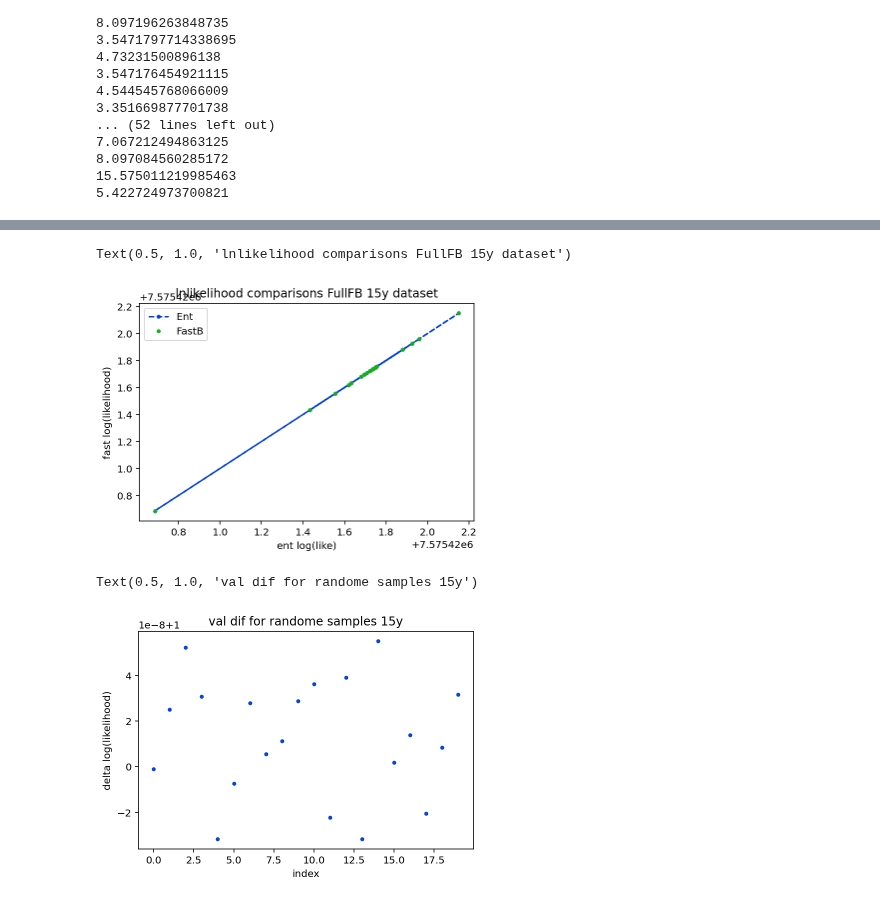
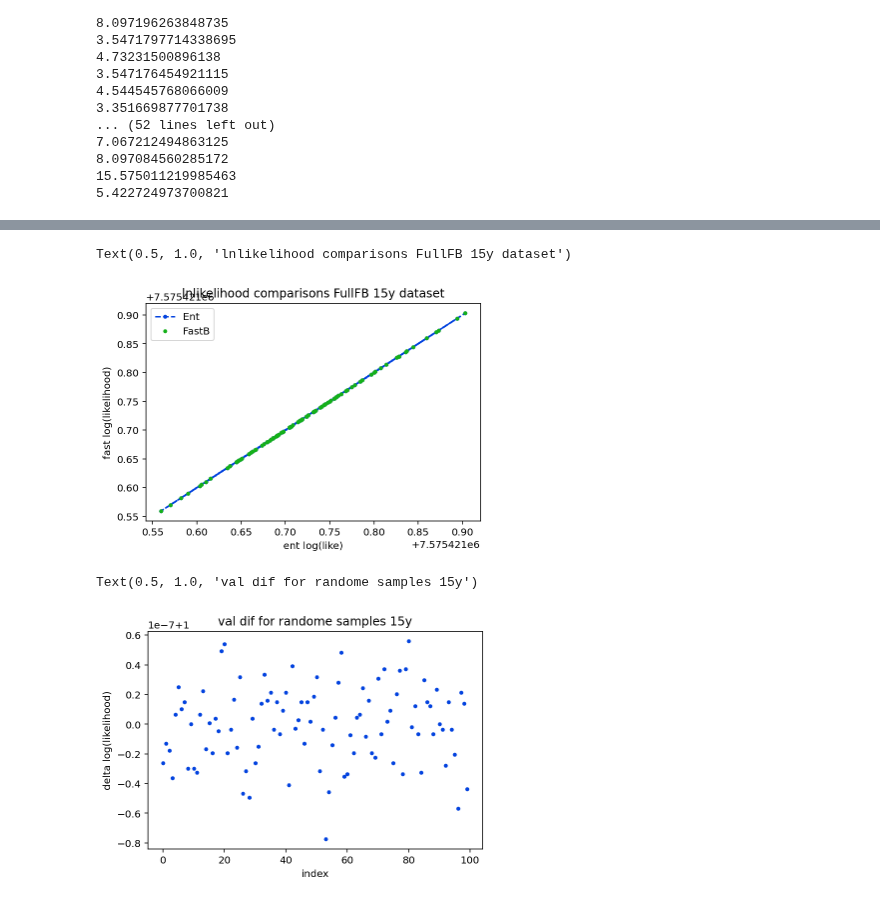
Before and after one commit to JacobATaylor/QuickBurst, a Jupyter notebook: Likelihood_tests_15y.ipynb, the cells around one changed output, grey strips where cells are left out. Drawn from its saved outputs; the diff is of its cells as text; code cells hidden in the pictures.

```diff
--- a/Likelihood_tests_15y.ipynb
+++ b/Likelihood_tests_15y.ipynb
@@ -146,4 +142,6 @@ with open(noise_file, 'r') as fp:
 # %%
 d0_15y = parameter.sample(pta.params)
 x0_15y = np.array([d0_15y[par.name] for par in pta.params])
+# %%
+d0_sample = parameter.sample(pta.params)
 # %%
@@ -253,0 +242,15 @@ log_L_Fast_15y = np.array(log_L_Fast_15y)
+# %%
+NN = 20
+
+log_L_Ent_15y = []
+log_L_Fast_15y = []
+#amplitudes = []
+
+for n in range(NN):
+    #amplitudes.append(i*0.5e-6)
+    d0_15y = parameter.sample(pta.params)
+    x0_15y = np.array([d0_15y[par.name] for par in pta.params])
+
+    log_L_Ent_15y.append(pta.get_lnlikelihood(x0_15y))
+    log_L_Fast_15y.append(FB_15y.get_lnlikelihood(x0_15y))
+    print('run ',n)
@@ -254,16 +404,16 @@ log_L_Fast_15y = np.array(log_L_Fast_15y)
 # %%
-plt.plot(log_L_Ent_15y, log_L_Ent_15y, ls='--', marker='.', color='xkcd:blue', label = 'Ent')
-plt.plot(log_L_Ent_15y, log_L_Fast_15y, ls='', marker='.', color='xkcd:green', label = 'FastB')
+plt.plot(log_L_Ent_15y_shaped, log_L_Ent_15y_shaped, ls='--', marker='.', color='xkcd:blue', label = 'Ent')
+plt.plot(log_L_Ent_15y_shaped, log_L_Fast_15y_shaped, ls='', marker='.', color='xkcd:green', label = 'FastB')
 plt.legend(loc='upper left')
 plt.xlabel("ent log(like)")
 plt.ylabel("fast log(likelihood)")
 plt.title('lnlikelihood comparisons FullFB 15y dataset')
 #plt.savefig('/home/reyna/BayesHopperBurst/testing plots/FullFastBurst_15y_lnlikedif.png')
 # %% [output]
 Text(0.5, 1.0, 'lnlikelihood comparisons FullFB 15y dataset')
-[figure, old version]
+[figure, new version]
 # %%
-plt.plot(np.exp(log_L_Fast_15y - log_L_Ent_15y), ls='', marker='.', color='xkcd:blue')
+plt.plot(np.exp(log_L_Fast_15y_shaped - log_L_Ent_15y_shaped), ls='', marker='.', color='xkcd:blue')
 #plt.gca().axhline(0.1, ls='--', color='xkcd:green')
 plt.xlabel("index")
 plt.ylabel("delta log(likelihood)")
@@ -271,4 +421,4 @@ plt.title('val dif for randome samples 15y')
 #plt.savefig('/home/reyna/BayesHopperBurst/testing plots/FullFastBurst_15y_precentdif.png')
 # %% [output]
 Text(0.5, 1.0, 'val dif for randome samples 15y')
-[figure, old version]
+[figure, new version]
```
Also changed, not shown: parts of 24 cells of this notebook, 1 other file.
